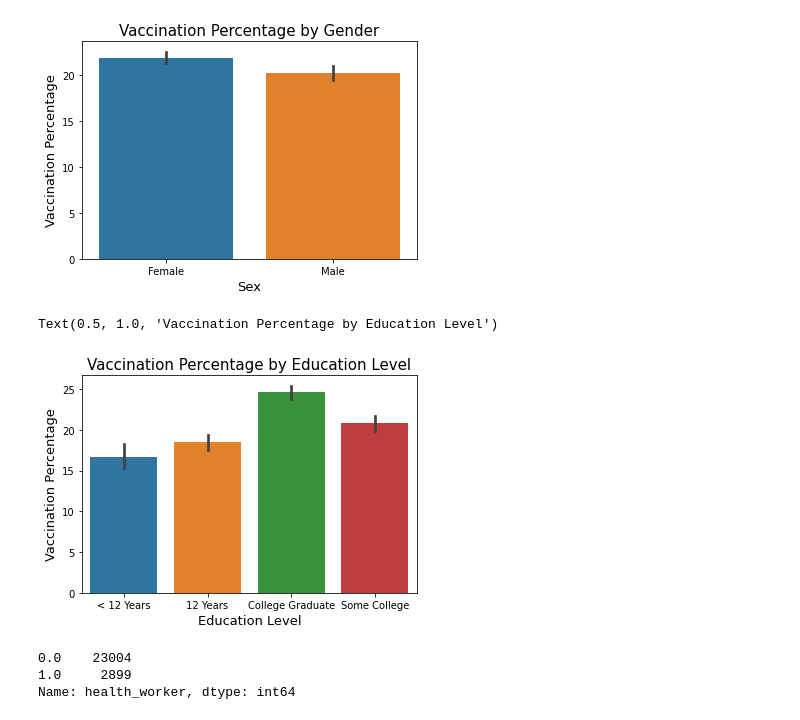
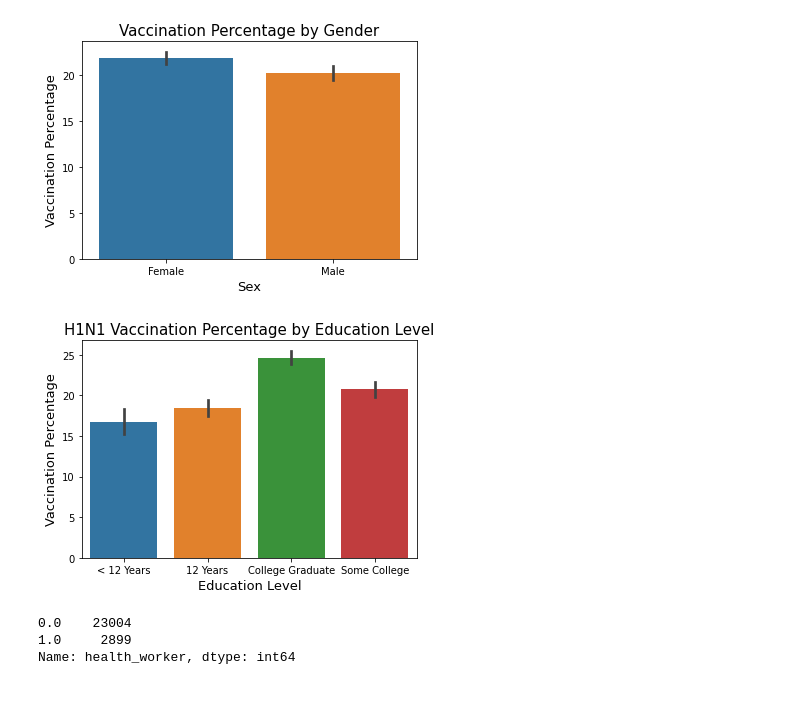
Before and after one commit to emykes/Flu_Vaccination_ML, a Jupyter notebook: Notebooks/Brooke/Brooke_EDA.ipynb, the cells around one changed output. Drawn from its saved outputs; the diff is of its cells as text; code cells hidden in the pictures.

Commit message:
added some more graphs

```diff
--- a/Notebooks/Brooke/Brooke_EDA.ipynb
+++ b/Notebooks/Brooke/Brooke_EDA.ipynb
@@ -176,12 +169,11 @@ Text(0.5, 1.0, 'Vaccination Percentage by Gender')
 # %%
 # Vaccination percentage according to education level demographic barplot
 edu = sns.barplot(x=df2['education'].dropna(), y=df2['h1n1_vaccine']*100)
 edu.set_xlabel('Education Level', fontsize = 13)
 edu.set_ylabel('Vaccination Percentage', fontsize=13)
-edu.set_title('Vaccination Percentage by Education Level', fontsize=15)
+edu.set_title('H1N1 Vaccination Percentage by Education Level', fontsize=15);
 # %% [output]
-Text(0.5, 1.0, 'Vaccination Percentage by Education Level')
-[figure, old version]
+[figure, new version]
 # %%
 df2['health_worker'].value_counts()
 # %% [output]
```
Also changed, not shown: parts of 19 cells of this notebook.
